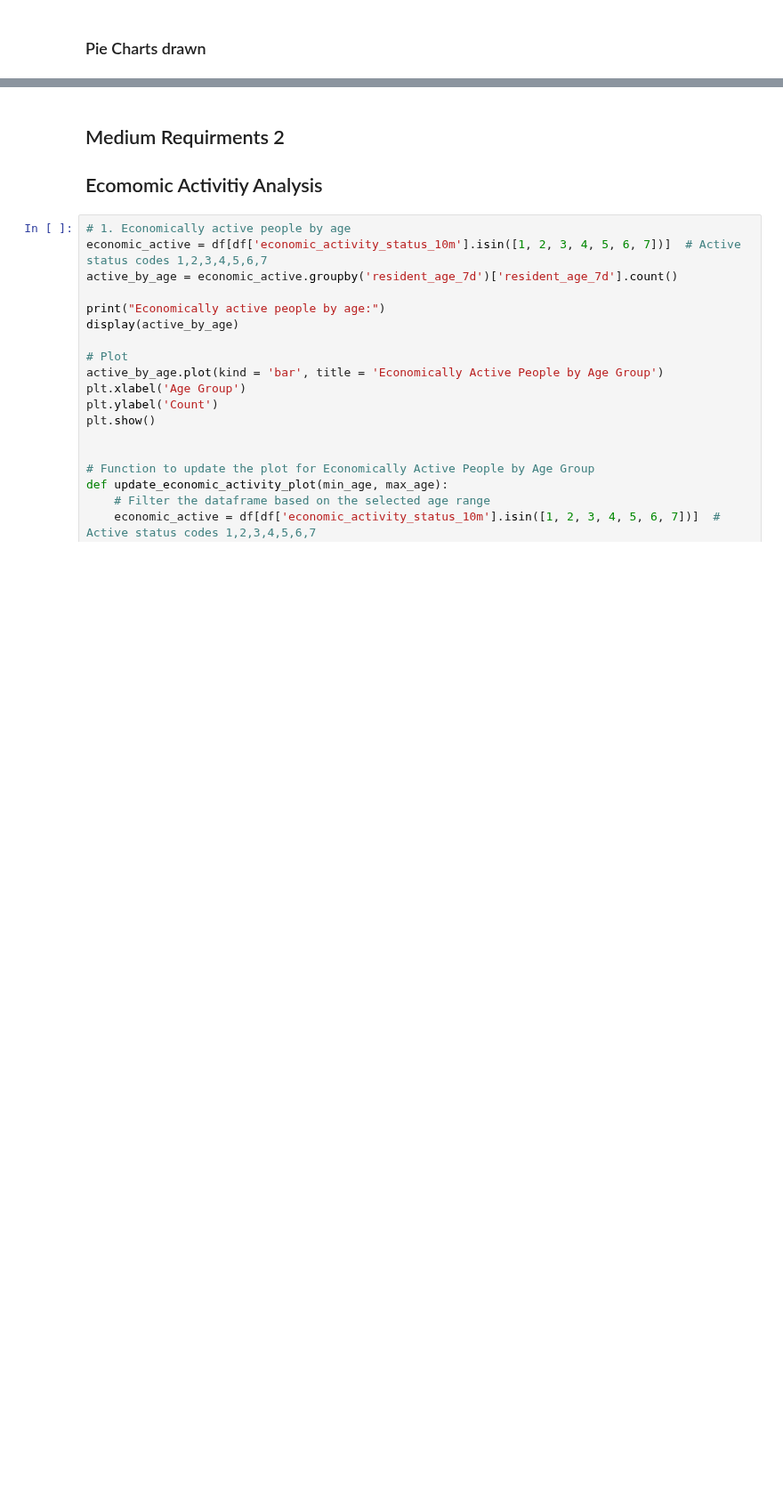
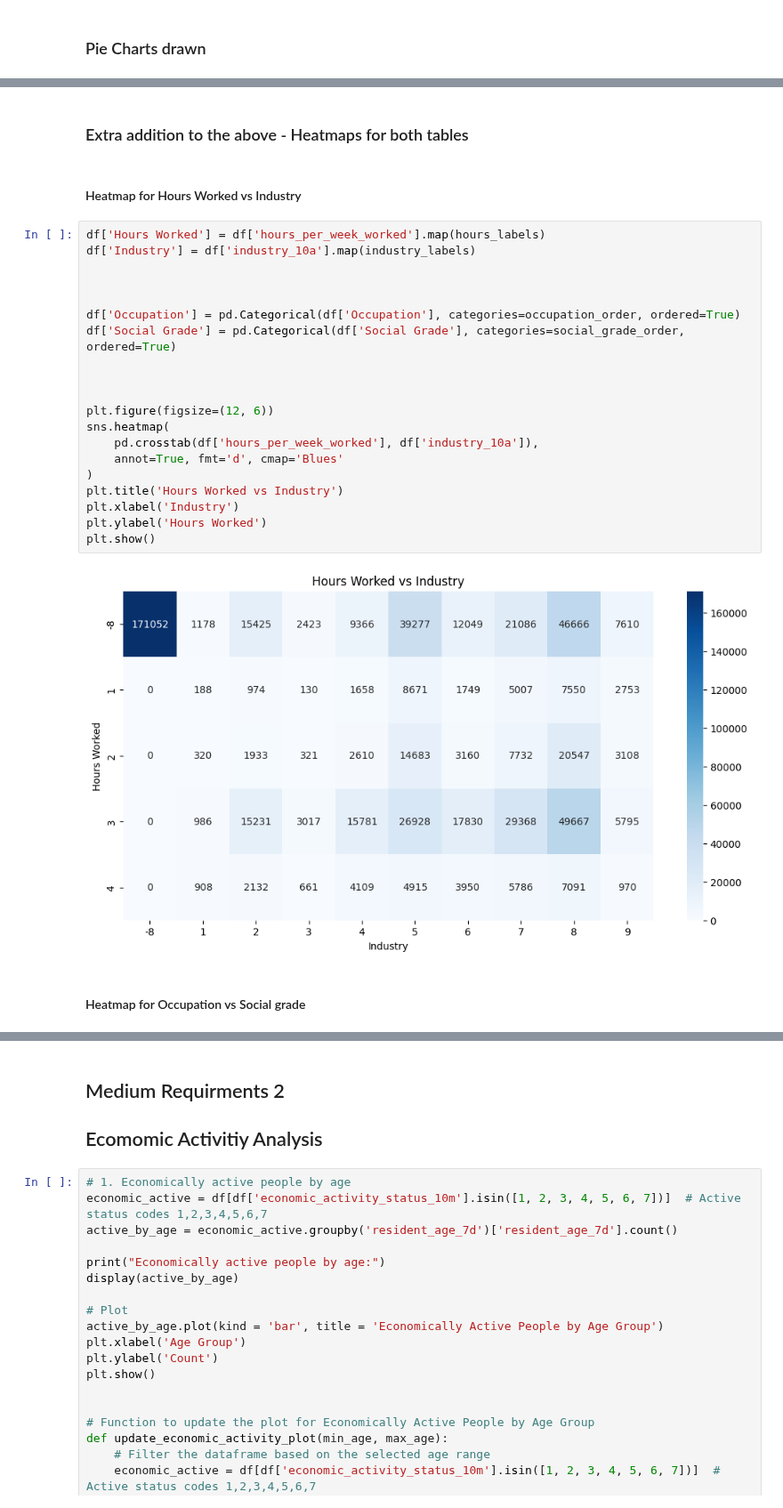
Before and after one commit to het106/Python-p2, a Jupyter notebook: notebooks/census2021.ipynb, the cells around one changed output, grey strips where cells are left out. Shown at 89% size. Cells and saved outputs as stored; diff of their text form; blank space fills up the shorter version.

```diff
--- a/notebooks/census2021.ipynb
+++ b/notebooks/census2021.ipynb
@@ -403,0 +472,28 @@ Records by occupation and social grade:
+# %% [markdown]
+### Extra addition to the above - Heatmaps for both tables
+# %% [markdown]
+#### Heatmap for Hours Worked vs Industry
+# %%
+df['Hours Worked'] = df['hours_per_week_worked'].map(hours_labels)
+df['Industry'] = df['industry_10a'].map(industry_labels)
+
+
+
+df['Occupation'] = pd.Categorical(df['Occupation'], categories=occupation_order, ordered=True)
+df['Social Grade'] = pd.Categorical(df['Social Grade'], categories=social_grade_order, ordered=True)
+
+
+
+plt.figure(figsize=(12, 6))
+sns.heatmap(
+    pd.crosstab(df['hours_per_week_worked'], df['industry_10a']),
+    annot=True, fmt='d', cmap='Blues'
+)
+plt.title('Hours Worked vs Industry')
+plt.xlabel('Industry')
+plt.ylabel('Hours Worked')
+plt.show()
+# %% [output]
+[figure, added]
+# %% [markdown]
+#### Heatmap for Occupation vs Social grade
```
Also changed, not shown: parts of 20 cells of this notebook.
